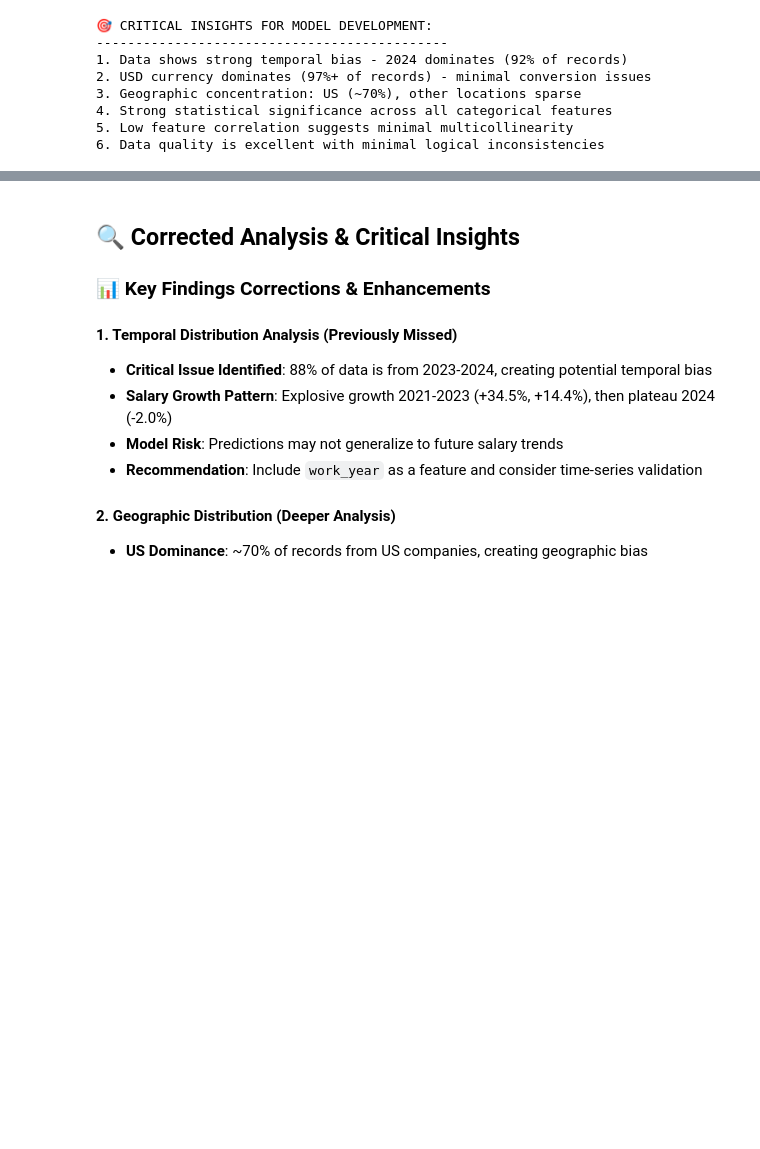
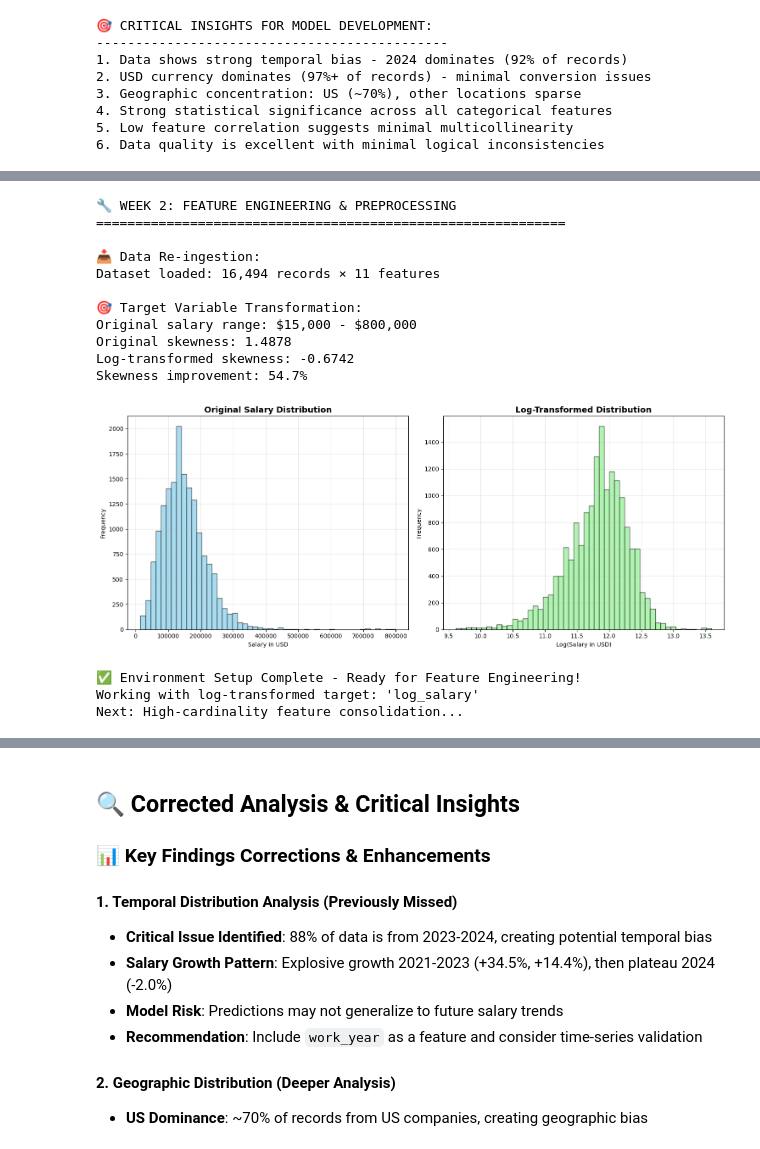
Before and after one commit to YanCotta/SDS-CP032-mlpaygrade, a Jupyter notebook: submissions/team-members/yan-cotta/mlpaygrade_advanced_track.ipynb, the cells around one changed output, grey strips where cells are left out. Drawn from its saved outputs; the diff is of its cells as text; code cells hidden in the pictures; blank space fills up the shorter version.

Commit message:
implemented week 2 deliverables with codecells and markdown data analysis cells

```diff
--- a/submissions/team-members/yan-cotta/mlpaygrade_advanced_track.ipynb
+++ b/submissions/team-members/yan-cotta/mlpaygrade_advanced_track.ipynb
@@ -912,0 +922,67 @@ remote_ratio      -0.200         -0.058         1.000
+# %%
+# Week 2 - Cell 1: Environment Setup & Data Re-ingestion
+print("🔧 WEEK 2: FEATURE ENGINEERING & PREPROCESSING")
+print("=" * 60)
+
+# Import Libraries for Feature Engineering
+import pandas as pd
+import numpy as np
+from sklearn.preprocessing import StandardScaler, LabelEncoder
+from sklearn.model_selection import train_test_split
+import matplotlib.pyplot as plt
+import seaborn as sns
+
+# Load Data - Re-ingestion for Week 2
+print("\n📥 Data Re-ingestion:")
+df = pd.read_csv('salaries.csv')  # Fixed path to use the correct file location
+print(f"Dataset loaded: {df.shape[0]:,} records × {df.shape[1]} features")
+
+# Log Transform Target Variable (Critical for Deep Learning)
+print("\n🎯 Target Variable Transformation:")
+print(f"Original salary range: ${df['salary_in_usd'].min():,} - ${df['salary_in_usd'].max():,}")
+print(f"Original skewness: {df['salary_in_usd'].skew():.4f}")
+
+# Apply log1p transformation to mitigate skewness
+df['log_salary'] = np.log1p(df['salary_in_usd'])
+print(f"Log-transformed skewness: {df['log_salary'].skew():.4f}")
+print(f"Skewness improvement: {((abs(df['salary_in_usd'].skew()) - abs(df['log_salary'].skew())) / abs(df['salary_in_usd'].skew()) * 100):.1f}%")
+
+# Visualization of transformation impact
+fig, (ax1, ax2) = plt.subplots(1, 2, figsize=(15, 6))
+
+# Original distribution
+ax1.hist(df['salary_in_usd'], bins=50, alpha=0.7, color='skyblue', edgecolor='black')
+ax1.set_title('Original Salary Distribution', fontsize=14, fontweight='bold')
+ax1.set_xlabel('Salary in USD')
+ax1.set_ylabel('Frequency')
+ax1.grid(True, alpha=0.3)
+
+# Log-transformed distribution
+ax2.hist(df['log_salary'], bins=50, alpha=0.7, color='lightgreen', edgecolor='black')
+ax2.set_title('Log-Transformed Distribution', fontsize=14, fontweight='bold')
+ax2.set_xlabel('Log(Salary in USD)')
+ax2.set_ylabel('Frequency')
+ax2.grid(True, alpha=0.3)
+
+plt.tight_layout()
+plt.show()
+
+print("\n✅ Environment Setup Complete - Ready for Feature Engineering!")
+print(f"Working with log-transformed target: 'log_salary'")
+print(f"Next: High-cardinality feature consolidation...")
+# %% [output]
+🔧 WEEK 2: FEATURE ENGINEERING & PREPROCESSING
+============================================================
+
+📥 Data Re-ingestion:
+Dataset loaded: 16,494 records × 11 features
+
+🎯 Target Variable Transformation:
+Original salary range: $15,000 - $800,000
+Original skewness: 1.4878
+Log-transformed skewness: -0.6742
+Skewness improvement: 54.7%
+[figure, added]
+✅ Environment Setup Complete - Ready for Feature Engineering!
+Working with log-transformed target: 'log_salary'
+Next: High-cardinality feature consolidation...
```
Also changed, not shown: parts of 9 cells of this notebook.
